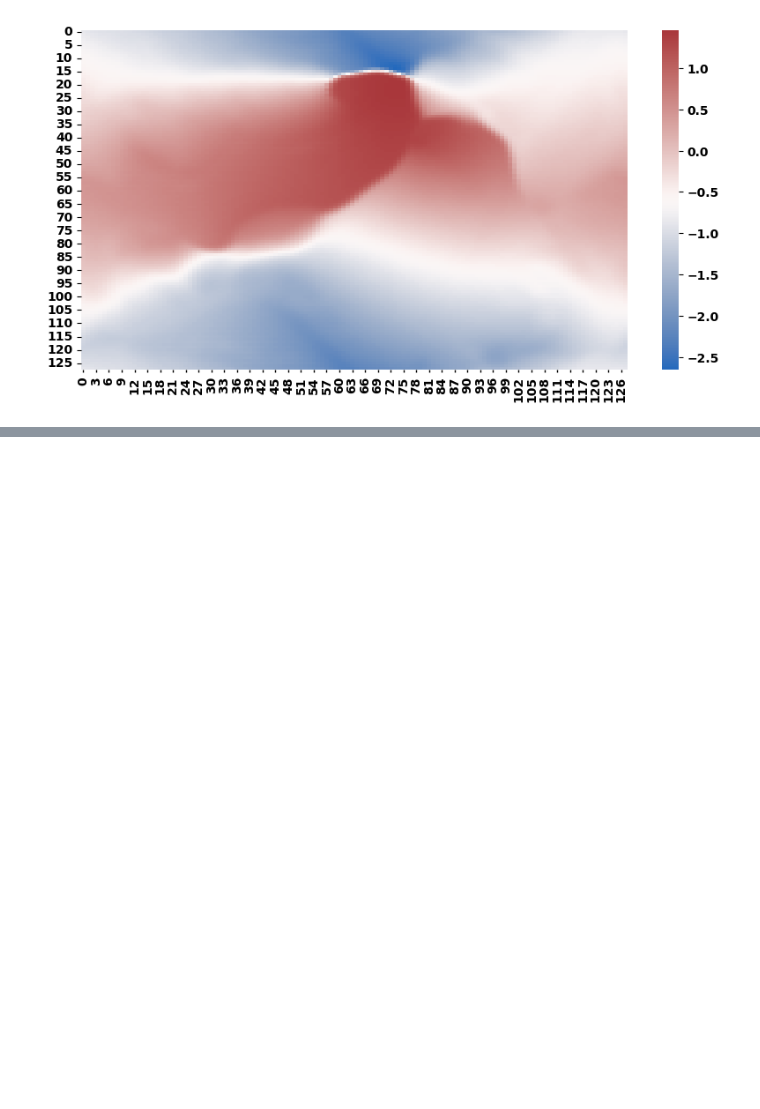
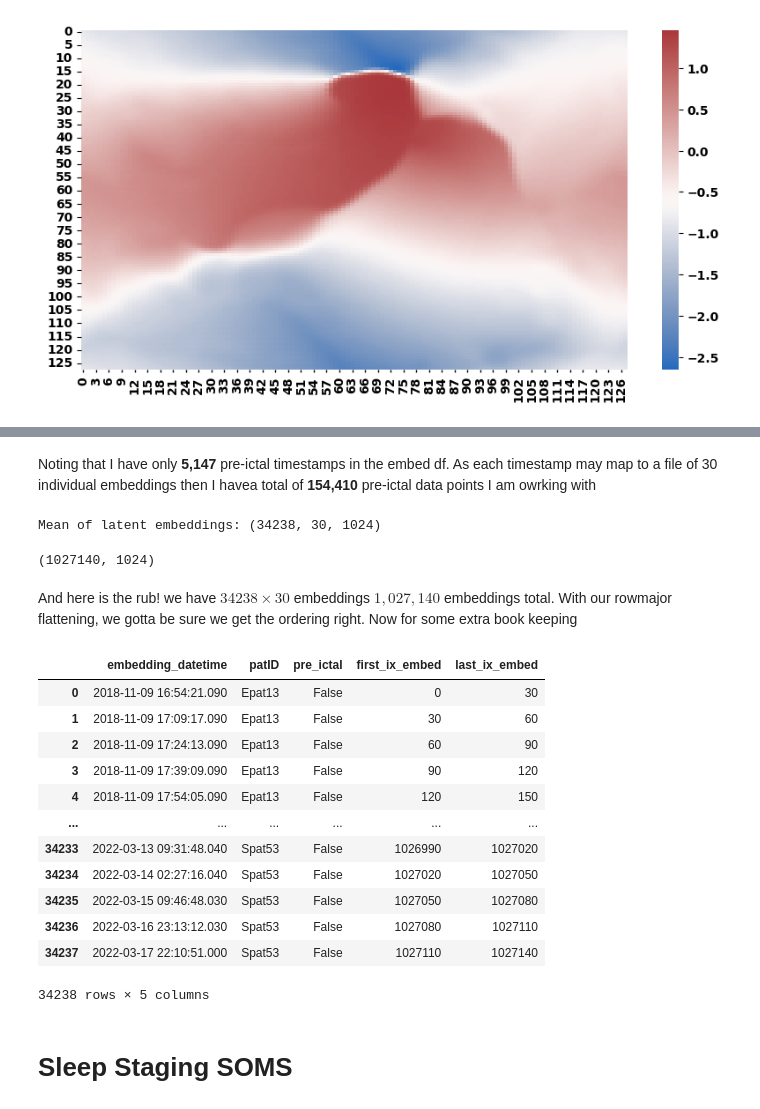
Before and after one commit to grahamwjohnson/seeg_tornados_2, a Jupyter notebook: Ripple/code/tornadoes/SOM_Viz.ipynb, the cells around one changed output, grey strips where cells are left out. Cells and saved outputs as stored; diff of their text form; code cells hidden in the pictures; blank space fills up the shorter version.

```diff
--- a/Ripple/code/tornadoes/SOM_Viz.ipynb
+++ b/Ripple/code/tornadoes/SOM_Viz.ipynb
@@ -199,2 +241,7 @@ times_df = pd.read_csv(times_f)
 # %%
-times_df
+date_col = 'Date (MM:DD:YYYY)'
+time_col = 'Onset String (HH:MM:SS)'
+
+times_df[date_col] = times_df[date_col].astype(str)
+times_df[time_col] = times_df[time_col].astype(str)
+times_df['onset_date_time'] = times_df.apply( lambda row: row[date_col] + ' ' + row[time_col],axis=1)
@@ -215,4 +248,15 @@ times_df
 # %%
-pd.to_datetime(times_df['Onset String (HH:MM:SS)'])
-# FF me this is gonna take a sec
+tst = times_df['onset_date_time'].values[0]
+dtime_objs = []
+err_rows = []
+for i, dtime_str in enumerate(times_df['onset_date_time']):
+    try:
+        dtime_obj = datetime.strptime(dtime_str.strip(), "%m:%d:%Y %H:%M:%S")
+    except ValueError:
+        print(f"Issue processing: {dtime_str} from row: {i}")
+        dtime_obj = None
+        err_rows.append(i)
+    dtime_objs.append(dtime_obj)
+print(f"Total err rows: {len(err_rows)}")
+times_df['onset_date_time'] = dtime_objs
 # %% [output]
@@ -219,0 +264,4 @@ DateParseError: Unknown datetime string format, unable to parse: Unknown, at pos
+# %%
+train_pkls_f = '../data/Train45_allDataGathered_subsampleFileFactor1_64secWindow_32secStride.pkl'
+with open(train_pkls_f, 'rb') as f:
+    train_objs = pickle.load(f)
@@ -219,0 +322,9 @@ DateParseError: Unknown datetime string format, unable to parse: Unknown, at pos
+# %%
+# label embedding_df with pre_ictal
+ictal_label_df = []
+for patID, pat_df  in embed_df.groupby('patID'):
+    ictal_onsets = times_df[times_df["Pat ID"] == patID ].onset_date_time.values
+    pat_df['pre_ictal'] = pat_df.embedding_datetime.apply(lambda x : within_pre_event(x, ictal_onsets))
+    ictal_label_df.append(pat_df)
+annot_embed_df = pd.concat( ictal_label_df).reset_index(drop=True)
+annot_embed_df[annot_embed_df.pre_ictal]
@@ -219,0 +345,32 @@ DateParseError: Unknown datetime string format, unable to parse: Unknown, at pos
+# %% [markdown]
+Noting that I have only **5,147** pre-ictal timestamps in the embed df. As each timestamp may map to a file of 30 individual embeddings then I havea total of **154,410** pre-ictal data points I am owrking with
+# %%
+train_means = train_objs['ww_means_allfiles']
+print(f'Mean of latent embeddings: {train_means.shape}')
+# reshape
+N, M,D = train_means.shape
+train_means_flat = np.reshape(train_means, (-1, train_means.shape[-1]))
+train_means_flat.shape
+# %% [output]
+Mean of latent embeddings: (34238, 30, 1024)
+(1027140, 1024)
+# %% [markdown]
+And here is the rub!  we have $34238 \times 30$ embeddings  $1,027,140$ embeddings total. With our rowmajor flattening, we gotta be sure we get the ordering right. Now for some extra book keeping
+# %%
+annot_embed_df['first_ix_embed'] = annot_embed_df.index*30
+annot_embed_df['last_ix_embed'] = annot_embed_df.index*30 + 30
+annot_embed_df
+# %% [output]
+|  | embedding_datetime | patID | pre_ictal | first_ix_embed | last_ix_embed |
+| 0 | 2018-11-09 16:54:21.090 | Epat13 | False | 0 | 30 |
+| 1 | 2018-11-09 17:09:17.090 | Epat13 | False | 30 | 60 |
+| 2 | 2018-11-09 17:24:13.090 | Epat13 | False | 60 | 90 |
+| 3 | 2018-11-09 17:39:09.090 | Epat13 | False | 90 | 120 |
+| 4 | 2018-11-09 17:54:05.090 | Epat13 | False | 120 | 150 |
+| ... | ... | ... | ... | ... | ... |
+| 34233 | 2022-03-13 09:31:48.040 | Spat53 | False | 1026990 | 1027020 |
+| 34234 | 2022-03-14 02:27:16.040 | Spat53 | False | 1027020 | 1027050 |
+| 34235 | 2022-03-15 09:46:48.030 | Spat53 | False | 1027050 | 1027080 |
+| 34236 | 2022-03-16 23:13:12.030 | Spat53 | False | 1027080 | 1027110 |
+| 34237 | 2022-03-17 22:10:51.000 | Spat53 | False | 1027110 | 1027140 |
+34238 rows × 5 columns
@@ -219,0 +404,2 @@ DateParseError: Unknown datetime string format, unable to parse: Unknown, at pos
+# %% [markdown]
+# Sleep Staging SOMS
```
Also changed, not shown: parts of 18 cells of this notebook, 1 other file.
